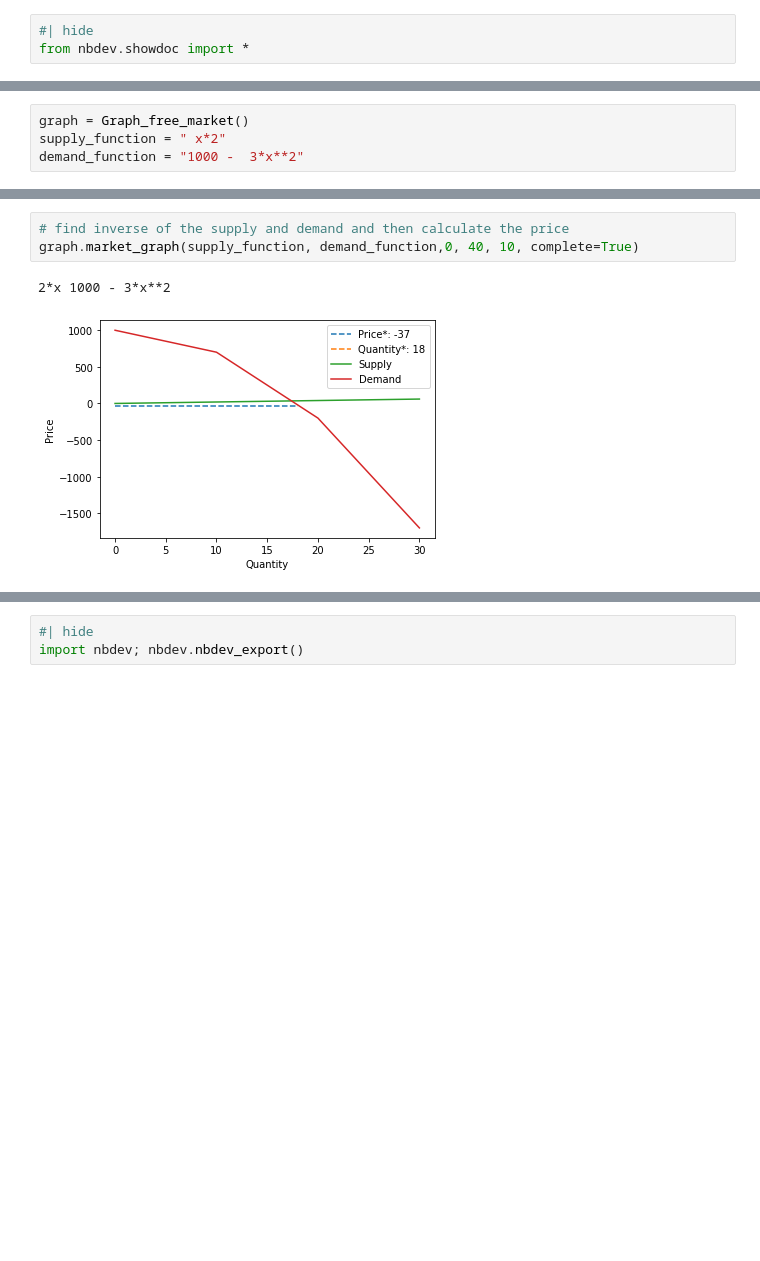
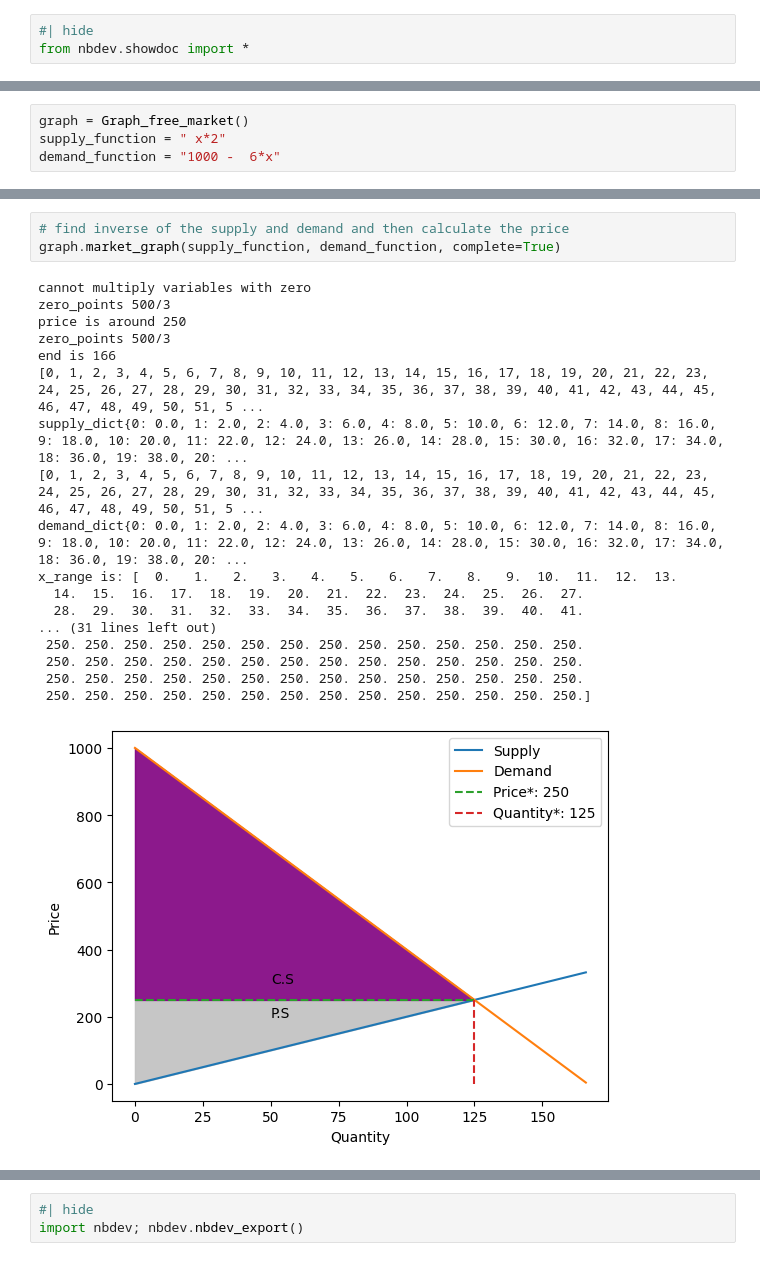
Before and after one commit to uh2000/graphs_for_economics, a Jupyter notebook: nbs/00_core.ipynb, the cells around one changed output, grey strips where cells are left out. Saved outputs shown, nothing was run; the diff lists cells and outputs as text; blank space fills up the shorter version.

```diff
--- a/nbs/00_core.ipynb
+++ b/nbs/00_core.ipynb
@@ -362,7 +509,7 @@ graph.market_graph(supply, demand,0, 12, 1, complete=True, is_tot_cost = True)
 # %%
 graph = Graph_free_market()
 supply_function = " x*2"
-demand_function = "1000 -  3*x**2"
+demand_function = "1000 -  6*x"
 # %%
 
 
@@ -386,9 +537,25 @@ Economic Surplus: 11826
 # %%
 # find inverse of the supply and demand and then calculate the price
-graph.market_graph(supply_function, demand_function,0, 40, 10, complete=True)
+graph.market_graph(supply_function, demand_function, complete=True)
 # %% [output]
-2*x 1000 - 3*x**2
+cannot multiply variables with zero
+zero_points 500/3
+price is around 250
+zero_points 500/3
+end is 166
+[0, 1, 2, 3, 4, 5, 6, 7, 8, 9, 10, 11, 12, 13, 14, 15, 16, 17, 18, 19, 20, 21, 22, 23, 24, 25, 26, 27, 28, 29, 30, 31, 32, 33, 34, 35, 36, 37, 38, 39, 40, 41, 42, 43, 44, 45, 46, 47, 48, 49, 50, 51, 5 ...
+supply_dict{0: 0.0, 1: 2.0, 2: 4.0, 3: 6.0, 4: 8.0, 5: 10.0, 6: 12.0, 7: 14.0, 8: 16.0, 9: 18.0, 10: 20.0, 11: 22.0, 12: 24.0, 13: 26.0, 14: 28.0, 15: 30.0, 16: 32.0, 17: 34.0, 18: 36.0, 19: 38.0, 20: ...
+[0, 1, 2, 3, 4, 5, 6, 7, 8, 9, 10, 11, 12, 13, 14, 15, 16, 17, 18, 19, 20, 21, 22, 23, 24, 25, 26, 27, 28, 29, 30, 31, 32, 33, 34, 35, 36, 37, 38, 39, 40, 41, 42, 43, 44, 45, 46, 47, 48, 49, 50, 51, 5 ...
+demand_dict{0: 0.0, 1: 2.0, 2: 4.0, 3: 6.0, 4: 8.0, 5: 10.0, 6: 12.0, 7: 14.0, 8: 16.0, 9: 18.0, 10: 20.0, 11: 22.0, 12: 24.0, 13: 26.0, 14: 28.0, 15: 30.0, 16: 32.0, 17: 34.0, 18: 36.0, 19: 38.0, 20: ...
+x_range is: [  0.   1.   2.   3.   4.   5.   6.   7.   8.   9.  10.  11.  12.  13.
+  14.  15.  16.  17.  18.  19.  20.  21.  22.  23.  24.  25.  26.  27.
+  28.  29.  30.  31.  32.  33.  34.  35.  36.  37.  38.  39.  40.  41.
+... (31 lines left out)
+ 250. 250. 250. 250. 250. 250. 250. 250. 250. 250. 250. 250. 250. 250.
+ 250. 250. 250. 250. 250. 250. 250. 250. 250. 250. 250. 250. 250. 250.
+ 250. 250. 250. 250. 250. 250. 250. 250. 250. 250. 250. 250. 250. 250.
+ 250. 250. 250. 250. 250. 250. 250. 250. 250. 250. 250. 250. 250. 250.]
-[figure, old version]
+[figure, new version]
 # %%
 price = graph.get_price(supply_function, demand_function)
 quantity = graph.get_quantity(supply_function, demand_function)
```
Also changed, not shown: parts of 7 cells of this notebook, 6 other files.
